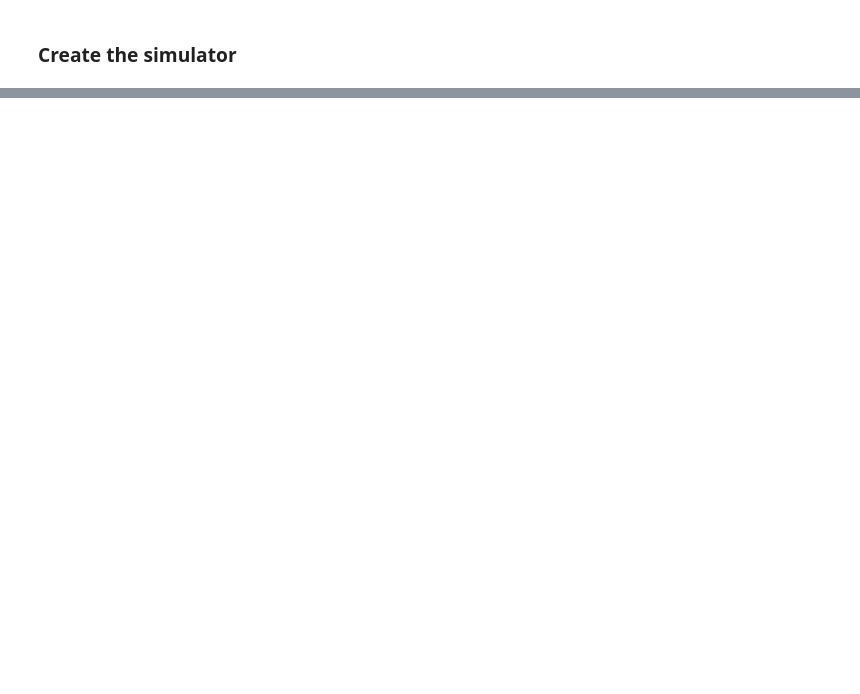
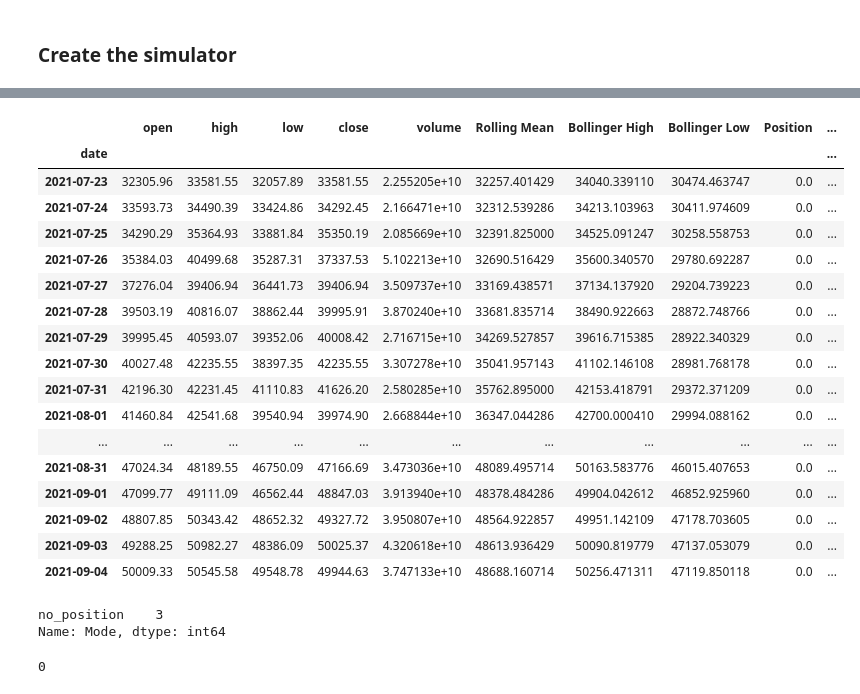
Before and after one commit to jonhilgart22/go-trader, a Jupyter notebook: notebooks/bollinger_bands_and_coinbase_data.ipynb, the cells around one changed output, grey strips where cells are left out. Drawn from its saved outputs; the diff is of its cells as text; code cells hidden in the pictures; blank space fills up the shorter version.

```diff
--- a/notebooks/bollinger_bands_and_coinbase_data.ipynb
+++ b/notebooks/bollinger_bands_and_coinbase_data.ipynb
@@ -337,0 +660,30 @@ DataError: No numeric types to aggregate
+# %%
+simulator.df[simulator.df.index > '2021-07-22' ]
+# %% [output]
+|  | open | high | low | close | volume | Rolling Mean | Bollinger High | Bollinger Low | Position | ... |
+| date |  |  |  |  |  |  |  |  |  | ... |
+| 2021-07-23 | 32305.96 | 33581.55 | 32057.89 | 33581.55 | 2.255205e+10 | 32257.401429 | 34040.339110 | 30474.463747 | 0.0 | ... |
+| 2021-07-24 | 33593.73 | 34490.39 | 33424.86 | 34292.45 | 2.166471e+10 | 32312.539286 | 34213.103963 | 30411.974609 | 0.0 | ... |
+| 2021-07-25 | 34290.29 | 35364.93 | 33881.84 | 35350.19 | 2.085669e+10 | 32391.825000 | 34525.091247 | 30258.558753 | 0.0 | ... |
+| 2021-07-26 | 35384.03 | 40499.68 | 35287.31 | 37337.53 | 5.102213e+10 | 32690.516429 | 35600.340570 | 29780.692287 | 0.0 | ... |
+| 2021-07-27 | 37276.04 | 39406.94 | 36441.73 | 39406.94 | 3.509737e+10 | 33169.438571 | 37134.137920 | 29204.739223 | 0.0 | ... |
+| 2021-07-28 | 39503.19 | 40816.07 | 38862.44 | 39995.91 | 3.870240e+10 | 33681.835714 | 38490.922663 | 28872.748766 | 0.0 | ... |
+| 2021-07-29 | 39995.45 | 40593.07 | 39352.06 | 40008.42 | 2.716715e+10 | 34269.527857 | 39616.715385 | 28922.340329 | 0.0 | ... |
+| 2021-07-30 | 40027.48 | 42235.55 | 38397.35 | 42235.55 | 3.307278e+10 | 35041.957143 | 41102.146108 | 28981.768178 | 0.0 | ... |
+| 2021-07-31 | 42196.30 | 42231.45 | 41110.83 | 41626.20 | 2.580285e+10 | 35762.895000 | 42153.418791 | 29372.371209 | 0.0 | ... |
+| 2021-08-01 | 41460.84 | 42541.68 | 39540.94 | 39974.90 | 2.668844e+10 | 36347.044286 | 42700.000410 | 29994.088162 | 0.0 | ... |
+| ... | ... | ... | ... | ... | ... | ... | ... | ... | ... | ... |
+| 2021-08-31 | 47024.34 | 48189.55 | 46750.09 | 47166.69 | 3.473036e+10 | 48089.495714 | 50163.583776 | 46015.407653 | 0.0 | ... |
+| 2021-09-01 | 47099.77 | 49111.09 | 46562.44 | 48847.03 | 3.913940e+10 | 48378.484286 | 49904.042612 | 46852.925960 | 0.0 | ... |
+| 2021-09-02 | 48807.85 | 50343.42 | 48652.32 | 49327.72 | 3.950807e+10 | 48564.922857 | 49951.142109 | 47178.703605 | 0.0 | ... |
+| 2021-09-03 | 49288.25 | 50982.27 | 48386.09 | 50025.37 | 4.320618e+10 | 48613.936429 | 50090.819779 | 47137.053079 | 0.0 | ... |
+| 2021-09-04 | 50009.33 | 50545.58 | 49548.78 | 49944.63 | 3.747133e+10 | 48688.160714 | 50256.471311 | 47119.850118 | 0.0 | ... |
+# %%
+simulator.df[simulator.df.index > '2021-08-31' ].Mode.value_counts()
+# %% [output]
+no_position    3
+Name: Mode, dtype: int64
+# %%
+np.sum(simulator.df.Mode == None)
+# %% [output]
+0
```
Also changed, not shown: parts of 11 cells of this notebook, 3 other files.
